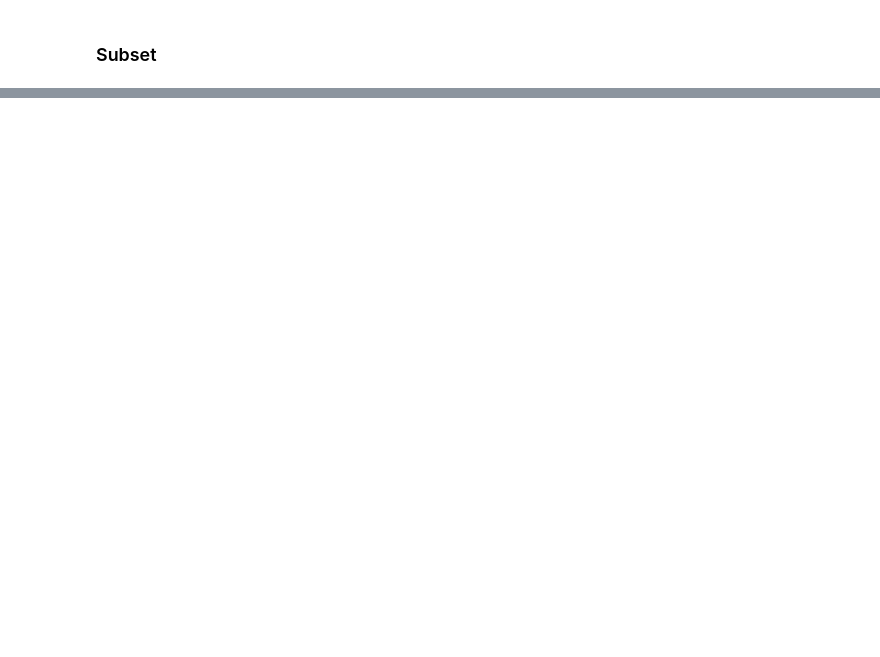
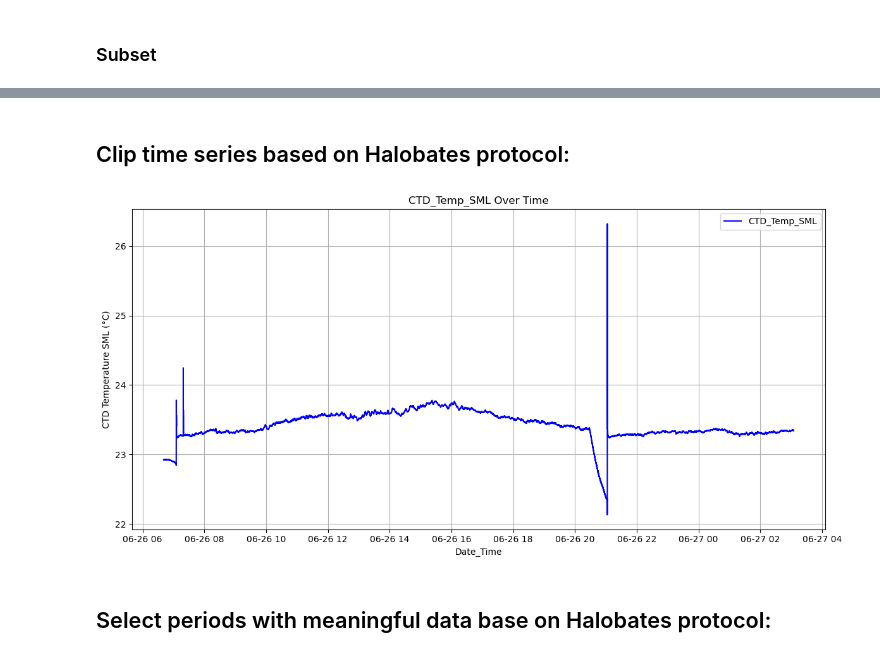
Before and after one commit to maibrittbergh/SST_RS_Meteor_2025, a Jupyter notebook: Infrared_cameras/postproc/postproc.ipynb, the cells around one changed output, grey strips where cells are left out. Saved outputs shown, nothing was run; the diff lists cells and outputs as text; code cells hidden in the pictures; blank space fills up the shorter version.

```diff
--- a/Infrared_cameras/postproc/postproc.ipynb
+++ b/Infrared_cameras/postproc/postproc.ipynb
@@ -531,0 +487,20 @@ print(df_anomaly_events_filtered)
+# %% [markdown]
+##  Clip time series based on Halobates protocol:
+# %%
+df_halo = pd.read_csv(halobates_file, parse_dates=['Date_Time'])
+
+df_halo  = df_halo.rename(columns={'Date_Time': 'Time'})
+
+plt.figure(figsize=(12, 6))
+plt.plot(df_halo['Time'], df_halo['CTD_Temp_SML'], label='CTD_Temp_SML', color='blue')
+plt.xlabel('Date_Time')
+plt.ylabel('CTD Temperature SML (°C)')
+plt.title('CTD_Temp_SML Over Time')
+plt.legend()
+plt.grid(True)
+plt.tight_layout()
+plt.show()
+# %% [output]
+[figure, added]
+# %% [markdown]
+##  Select periods with meaningful data base on Halobates protocol:
```
Also changed, not shown: parts of 38 cells of this notebook, 8 other files.
